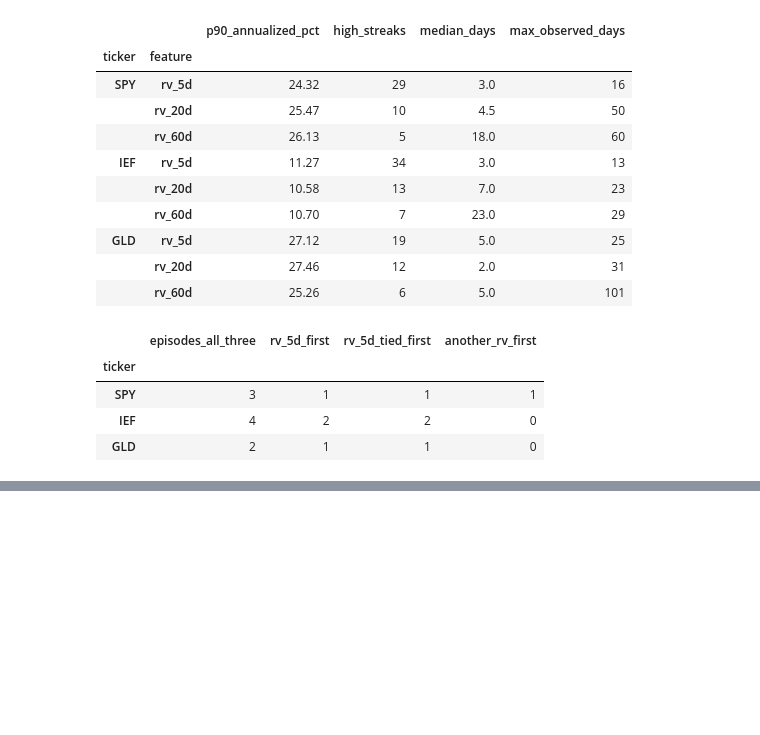
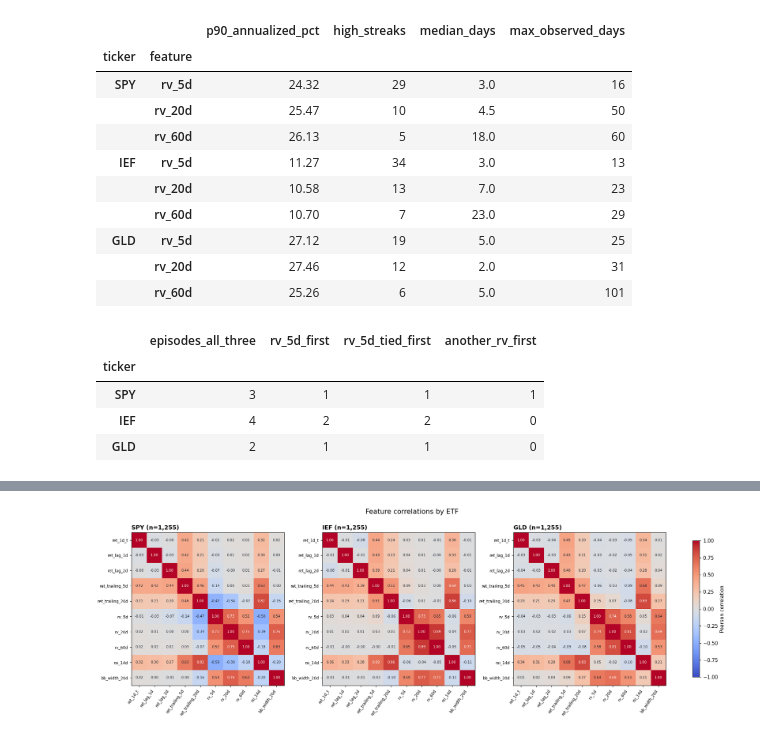
Before and after one commit to 01aptx01/datasci-and-dataen-project, a Jupyter notebook: notebooks/02_eda_features.ipynb, the cells around one changed output, grey strips where cells are left out. Drawn from its saved outputs; the diff is of its cells as text; code cells hidden in the pictures; blank space fills up the shorter version.

```diff
--- a/notebooks/02_eda_features.ipynb
+++ b/notebooks/02_eda_features.ipynb
@@ -599,0 +655,29 @@ display(rv_durations.round(2), rv_onsets)
+# %%
+study_feature_tickers = eda_features.groupby("ticker")
+feature_correlations = {}
+feature_correlation_counts = {}
+fig, axes = plt.subplots(1, 3, figsize=(18, 6), layout="constrained")
+
+for ticker, ax in zip(ticker_order, axes):
+    values = study_feature_tickers.get_group(ticker)[feature_columns]
+    values = values.loc[np.isfinite(values).all(axis=1)]
+    matrix = values.corr()
+    feature_correlations[ticker] = matrix
+    feature_correlation_counts[ticker] = len(values)
+    image = ax.imshow(matrix, cmap="coolwarm", vmin=-1, vmax=1)
+    indices = range(len(feature_columns))
+    ax.set_xticks(indices, feature_columns, rotation=55, ha="right", fontsize=8)
+    ax.set_yticks(indices, feature_columns, fontsize=8)
+    ax.set_title(f"{ticker} (n={len(values):,})", loc="left", fontweight="bold")
+    for row, column in np.ndindex(matrix.shape):
+        value = matrix.iat[row, column]
+        ax.text(column, row, f"{value:.2f}" if np.isfinite(value) else "NA",
+                ha="center", va="center", fontsize=7,
+                color="white" if abs(value) >= 0.68 else "#17202a")
+
+fig.colorbar(image, ax=axes, shrink=0.75, label="Pearson correlation")
+fig.suptitle("Feature correlations by ETF", fontsize=14)
+plt.show()
+plt.close(fig)
+# %% [output]
+[figure, added]
```
Also changed, not shown: parts of 15 cells of this notebook.
